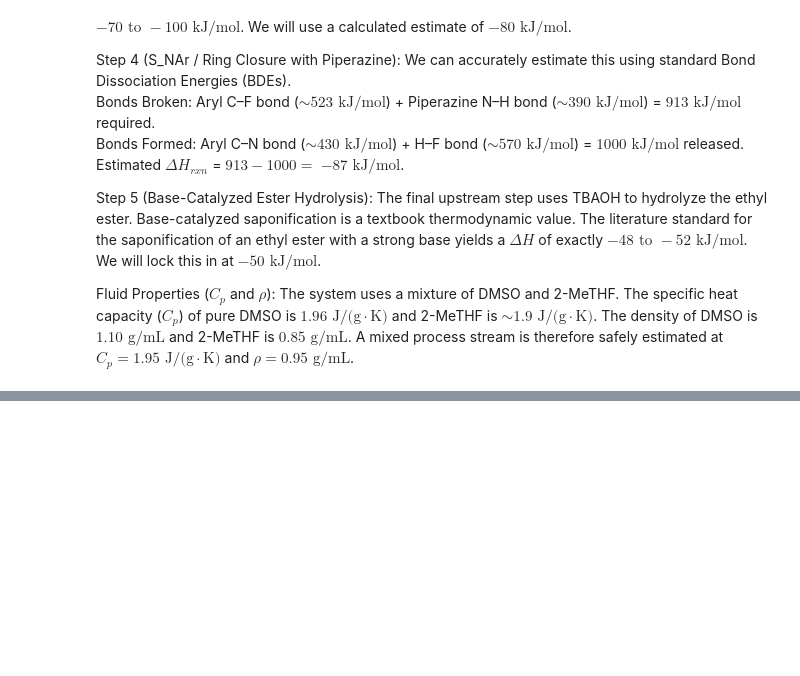
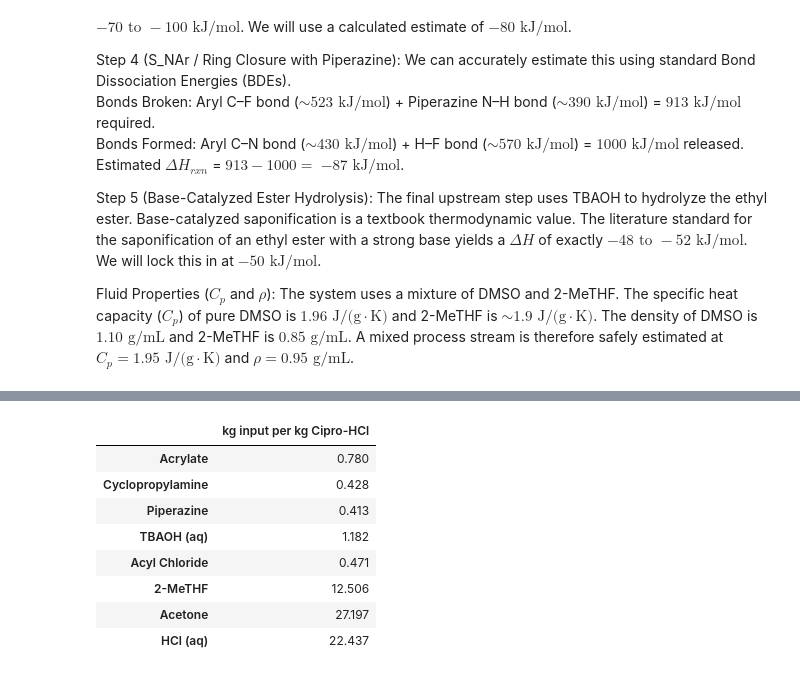
Before and after one commit to dfisher3/SeniorDesign, a Jupyter notebook: Cipro_Mass_Balance_(Revised).ipynb, the cells around one changed output, grey strips where cells are left out. Drawn from its saved outputs; the diff is of its cells as text; code cells hidden in the pictures; blank space fills up the shorter version.

```diff
--- a/Cipro_Mass_Balance_(Revised).ipynb
+++ b/Cipro_Mass_Balance_(Revised).ipynb
@@ -408,3 +411,87 @@ Continuous Ciprofloxacin Balance (BACKWARD MODE)
 | 2_CLLE_Organic | 296.620 | 13.348 | 0.000 | 118.767 | ... |
 | 3_Ring_Closure | 348.258 | 13.348 | 0.000 | 6.095 | ... |
 | 4_Hydrolysis | 423.373 | 13.348 | 0.000 | 6.095 | ... |
+# %%
+# ========================================================== #
+#      KG OF EACH RAW MATERIAL PER 1 KG CIPRO HCl OUTPUT     #
+# ========================================================== #
+
+# Run balance
+balance = CiprofloxacinMassEnergyBalance(
+    CALCULATION_MODE, YIELDS, SOLVENT_RATIOS, THERMO_PARAMS,
+    target_pure_API_kg_h, feed1_molar_flow_mol_h
+)
+res = balance.calculate()
+
+# Pure ciprofloxacin-HCl production rate (kg/h)
+cipro_hcl_rate_kg_h = res['metrics']['Pure API Rate (kg/h)'][0]
+
+# Normalize everything to per 1 kg of final product
+scale_factor = 1 / cipro_hcl_rate_kg_h
+
+# -----------------------------
+# Molecular weights (kg/mol)
+# -----------------------------
+MW = {
+    'acyl_chloride': 78.5/1000,    # UPDATE IF YOU HAVE EXACT MW
+    'acrylate': 130.1/1000,        # UPDATE IF NEEDED
+    'cyclopropylamine': 57.1/1000,
+    'HCl': 36.46/1000,
+    'piperazine': 86.14/1000,
+    'TBAOH': 259.47/1000,
+    'acetone': 58.08/1000,
+    'MeTHF': 86.13/1000
+}
+
+# -----------------------------
+# Extract required molar flows
+# (from upstream model)
+# -----------------------------
+req = res['raw_n_dots']   # mol/h for acrylate, amine, piperazine, TBAOH
+
+# -----------------------------
+# Solvent volumetric flows (L/h)
+# -----------------------------
+solv = res['solvents']    # T1_precip, T3_acetone, T5_HCl, etc.
+density = THERMO_PARAMS['density_kg_L']   # 0.95 kg/L
+
+# ========================================================== #
+#              Convert to kg input per 1 kg cipro            #
+# ========================================================== #
+
+kg_per_kg = {}
+
+# --- Main reagents from molar consumption ---
+kg_per_kg['Acrylate'] = req['acrylate'] * MW['acrylate'] * scale_factor
+kg_per_kg['Cyclopropylamine'] = req['amine'] * MW['cyclopropylamine'] * scale_factor
+kg_per_kg['Piperazine'] = req['piperazine'] * MW['piperazine'] * scale_factor
+kg_per_kg['TBAOH (aq)'] = req['tbaoh'] * MW['TBAOH'] * scale_factor
+
+# --- Acyl chloride assumed equimolar to acrylate limiting reagent ---
+kg_per_kg['Acyl Chloride'] = req['acrylate'] * MW['acyl_chloride'] * scale_factor
+
+# --- Solvents (convert L/h → kg/h → kg per kg product) ---
+kg_per_kg['2-MeTHF'] = solv['T1 - Precip Agent'][0] * density * scale_factor
+kg_per_kg['Acetone'] = solv['T3 - Wash 1 (Acetone)'][0] * density * scale_factor
+kg_per_kg['HCl (aq)'] = solv['T5 - Dissolution (HCl)'][0] * density * scale_factor
+
+# ========================================================== #
+#                   OUTPUT TABLE                             #
+# ========================================================== #
+import pandas as pd
+
+df_inputs = pd.DataFrame.from_dict(
+    kg_per_kg, orient='index', columns=['kg input per kg Cipro-HCl']
+)
+
+display(df_inputs)
+# %% [output]
+|  | kg input per kg Cipro-HCl |
+| Acrylate | 0.780 |
+| Cyclopropylamine | 0.428 |
+| Piperazine | 0.413 |
+| TBAOH (aq) | 1.182 |
+| Acyl Chloride | 0.471 |
+| 2-MeTHF | 12.506 |
+| Acetone | 27.197 |
+| HCl (aq) | 22.437 |
```
Also changed, not shown: parts of 4 cells of this notebook.
